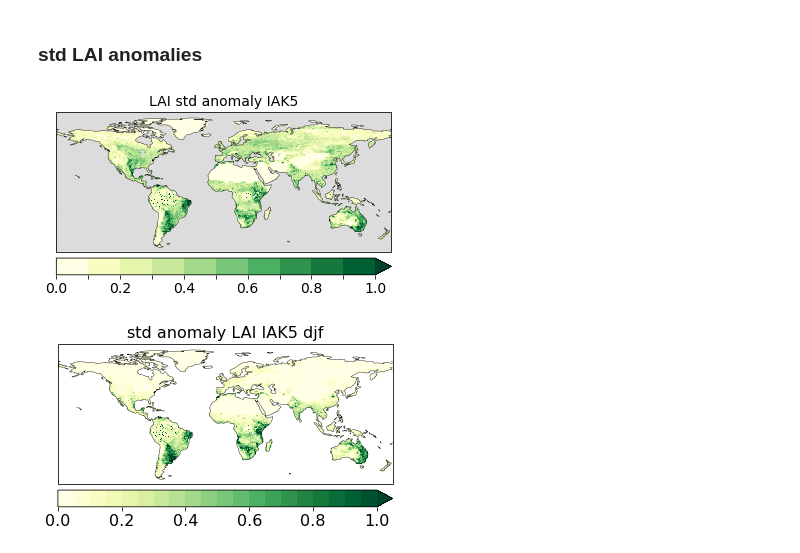
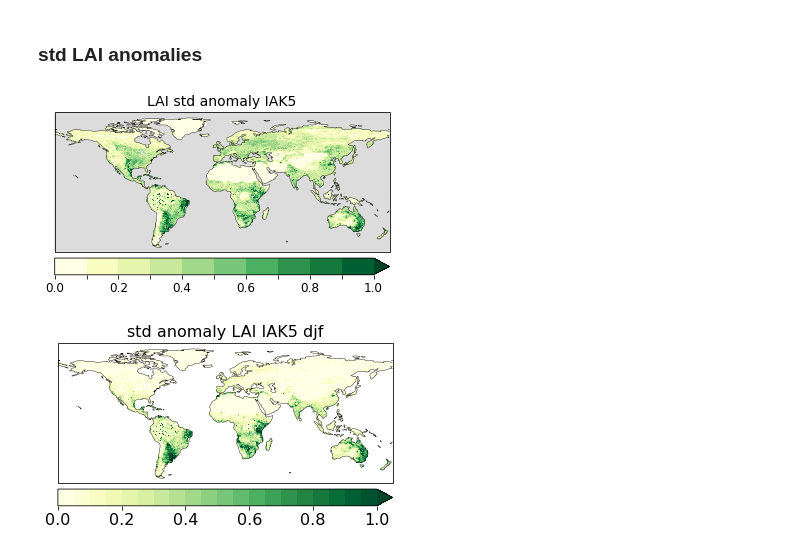
Before and after one commit to fvanoorschot/htessel_analyses, a Jupyter notebook: paper_figures_lai.ipynb, the cells around one changed output. Saved outputs shown, nothing was run; the diff lists cells and outputs as text; code cells hidden in the pictures.

```diff
--- a/paper_figures_lai.ipynb
+++ b/paper_figures_lai.ipynb
@@ -183,35 +183,35 @@ for season in ['djf','jja','son','mam']:
 # %%
 # LAI STD ia anomalies
 f_mod1 = f'{fol}/htessel_output/{exp_name2}'
 
 # ANNUAL
 veg = xr.open_dataset(f'{f_mod1}/ia_anomalies/o_veg_{start_year}_{end_year}_ia_anomalies.nc')
 lail2 = veg.var66
 laih2 = veg.var67
 lai2 = lail2 + laih2
 sl = lail2.std(dim='time')
 sh = laih2.std(dim='time')
 st = lai2.std(dim='time')
 
 cmapy = plt.cm.get_cmap('YlGn')
 n = st.notnull()
 lvls= np.linspace(0,1,11)
 lvls2= np.linspace(0,1,11)
 fig = plt.figure(figsize=(6,6))
 ax = plt.axes(projection=ccrs.PlateCarree())
 ax.coastlines(linewidth=0.4)
 cf2 = n.plot.contourf(ax=ax, colors='gainsboro', add_colorbar=False)
 cf3 = mn.plot(ax=ax, cmap=cmap_grey, add_colorbar=False, vmin=0, vmax=5, levels=[0,1])
 cf = st.plot(ax=ax, cmap=cmapy, add_colorbar=False, vmin=0, vmax=5, levels=lvls)
 cbar = plt.colorbar(cf, orientation='horizontal',label=f'', pad=0.02, ticks=lvls2)
-cbar.ax.tick_params(labelsize=14)
+cbar.ax.tick_params(labelsize=12)
 cbar.ax.set_xticklabels(tl_0_1)
 ax.set_title(f'LAI std anomaly {name2}',size=14)
 ax.set_ylim(-60,90)
 ax.set_xlim(-180,180)
 fig.savefig(f'/home/vanoorschot/work/fransje/scripts/HTESSEL/figures/paper_figures/{exp_name1}_{exp_name2}/global_maps/lai/std_anomaly_lai_allmonths_{start_year}_{end_year}.jpg',dpi=300,bbox_inches='tight')
 # %% [output]
-[figure, old version]
+[figure, new version]
 # %%
 for season in ['djf','jja','son','mam']:
     f_mod1 = f'{fol}/htessel_output/{exp_name2}'
```
Also changed, not shown: 2 other files.
